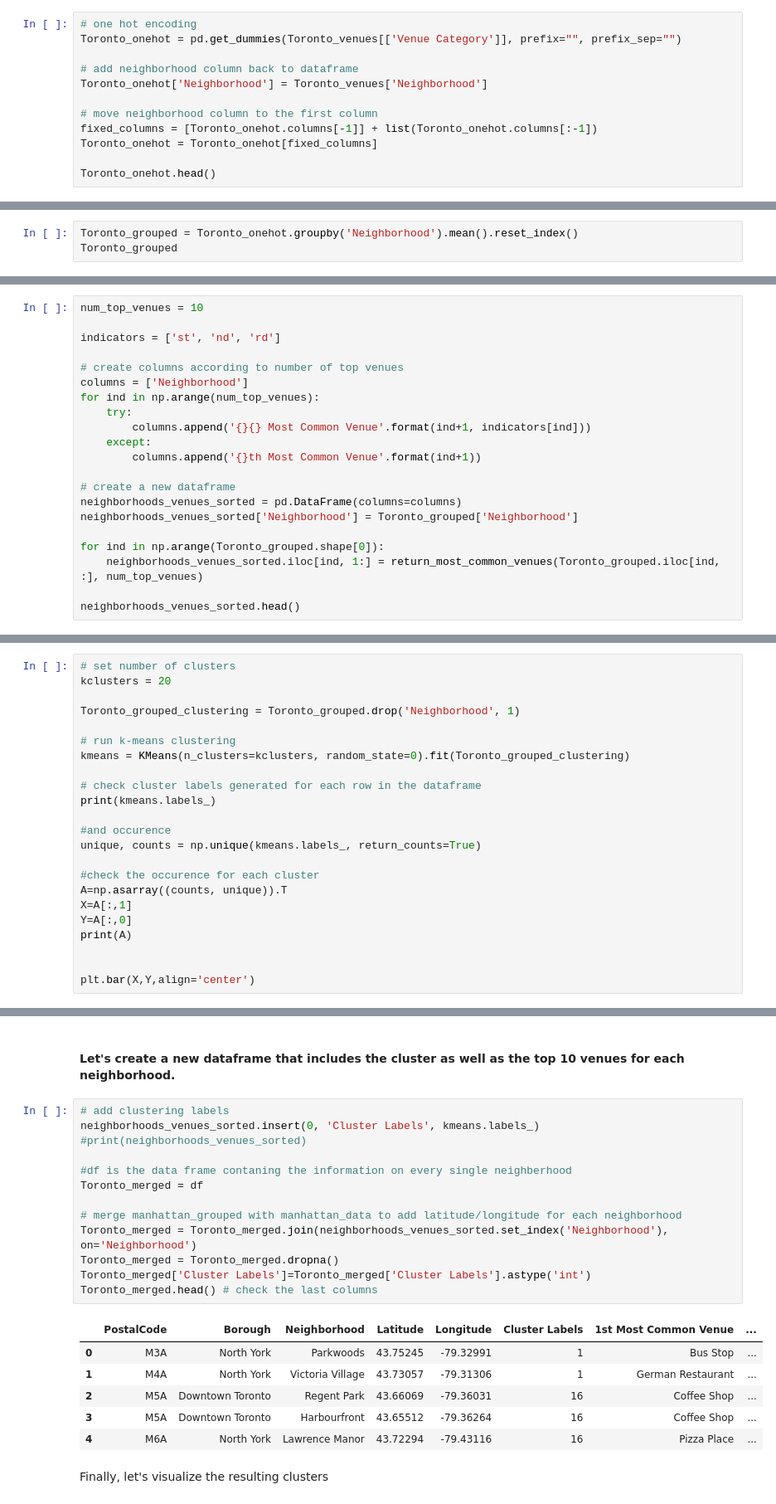
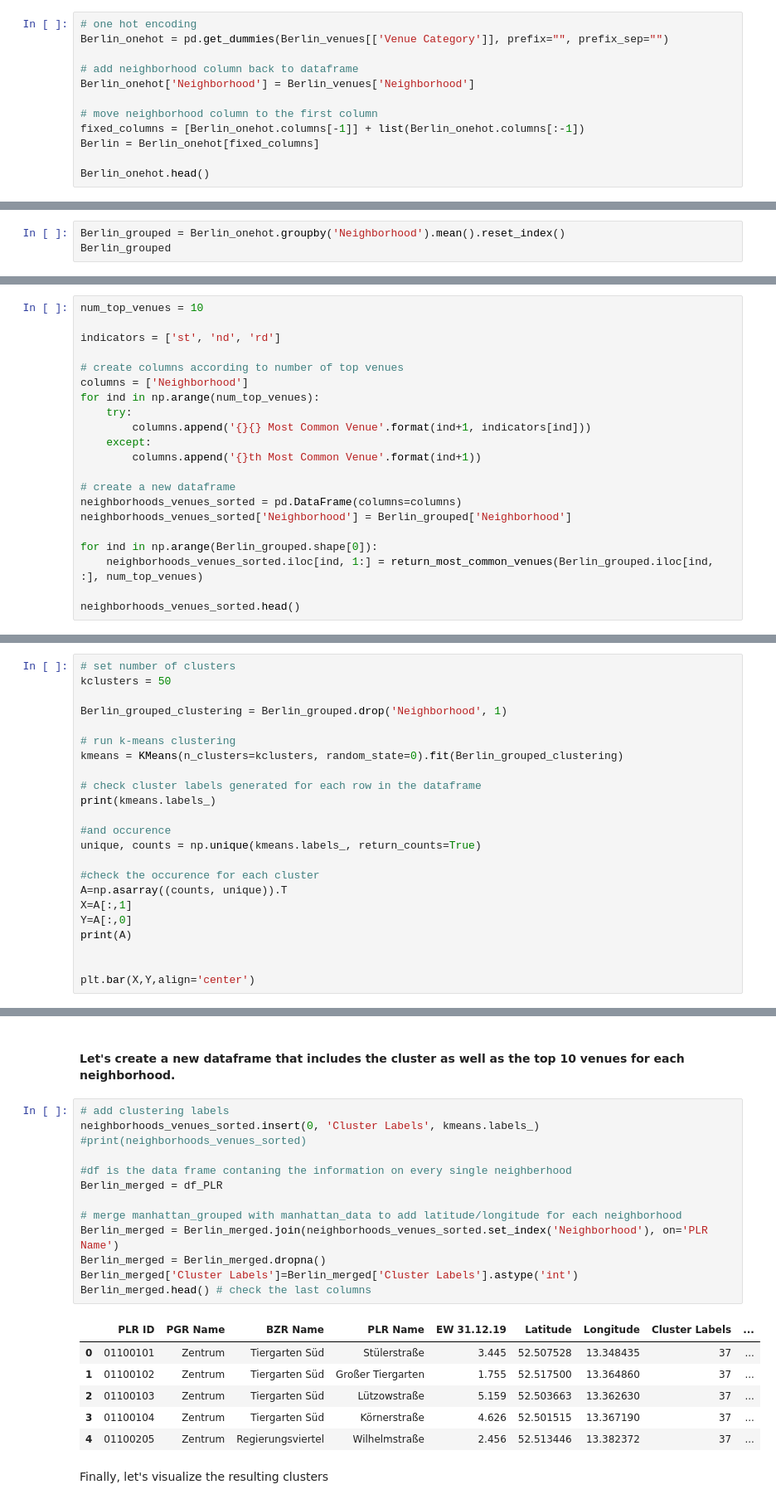
Before and after one commit to 12we23/Coursea-Capstone, a Jupyter notebook: Capstone Project-battle_of_cities.ipynb, the cells around one changed output, grey strips where cells are left out. Shown at 83% size. Drawn from its saved outputs; the diff is of its cells as text.

```diff
--- a/Capstone Project-battle_of_cities.ipynb
+++ b/Capstone Project-battle_of_cities.ipynb
@@ -353,14 +359,14 @@ There are 286 uniques categories.
 ## Analyze Each Neighborhood
 # %%
 # one hot encoding
-Toronto_onehot = pd.get_dummies(Toronto_venues[['Venue Category']], prefix="", prefix_sep="")
+Berlin_onehot = pd.get_dummies(Berlin_venues[['Venue Category']], prefix="", prefix_sep="")
 
 # add neighborhood column back to dataframe
-Toronto_onehot['Neighborhood'] = Toronto_venues['Neighborhood']
+Berlin_onehot['Neighborhood'] = Berlin_venues['Neighborhood']
 
 # move neighborhood column to the first column
-fixed_columns = [Toronto_onehot.columns[-1]] + list(Toronto_onehot.columns[:-1])
-Toronto_onehot = Toronto_onehot[fixed_columns]
+fixed_columns = [Berlin_onehot.columns[-1]] + list(Berlin_onehot.columns[:-1])
+Berlin = Berlin_onehot[fixed_columns]
 
-Toronto_onehot.head()
+Berlin_onehot.head()
 # %% [output]
@@ -378,6 +384,6 @@ Toronto_onehot.shape
 # %% [markdown]
 ### Next, let's group rows by neighborhood and by taking the mean of the frequency of occurrence of each category
 # %%
-Toronto_grouped = Toronto_onehot.groupby('Neighborhood').mean().reset_index()
-Toronto_grouped
+Berlin_grouped = Berlin_onehot.groupby('Neighborhood').mean().reset_index()
+Berlin_grouped
 # %% [output]
@@ -459,10 +465,10 @@ for ind in np.arange(num_top_venues):
 
 # create a new dataframe
 neighborhoods_venues_sorted = pd.DataFrame(columns=columns)
-neighborhoods_venues_sorted['Neighborhood'] = Toronto_grouped['Neighborhood']
+neighborhoods_venues_sorted['Neighborhood'] = Berlin_grouped['Neighborhood']
 
-for ind in np.arange(Toronto_grouped.shape[0]):
-    neighborhoods_venues_sorted.iloc[ind, 1:] = return_most_common_venues(Toronto_grouped.iloc[ind, :], num_top_venues)
+for ind in np.arange(Berlin_grouped.shape[0]):
+    neighborhoods_venues_sorted.iloc[ind, 1:] = return_most_common_venues(Berlin_grouped.iloc[ind, :], num_top_venues)
 
 neighborhoods_venues_sorted.head()
 # %% [output]
@@ -488,12 +494,12 @@ Toronto_grouped.head()
 Run _k_-means to cluster the neighborhood into 5 clusters.
 # %%
 # set number of clusters
-kclusters = 20
+kclusters = 50
 
-Toronto_grouped_clustering = Toronto_grouped.drop('Neighborhood', 1)
+Berlin_grouped_clustering = Berlin_grouped.drop('Neighborhood', 1)
 
 # run k-means clustering
-kmeans = KMeans(n_clusters=kclusters, random_state=0).fit(Toronto_grouped_clustering)
+kmeans = KMeans(n_clusters=kclusters, random_state=0).fit(Berlin_grouped_clustering)
 
 # check cluster labels generated for each row in the dataframe
 print(kmeans.labels_)
@@ -539,23 +542,23 @@ the main cluster aer nr: 16, 1,  14 and 12
 # %%
 # add clustering labels
 neighborhoods_venues_sorted.insert(0, 'Cluster Labels', kmeans.labels_)
 #print(neighborhoods_venues_sorted)
 
 #df is the data frame contaning the information on every single neighberhood
-Toronto_merged = df
+Berlin_merged = df_PLR
 
 # merge manhattan_grouped with manhattan_data to add latitude/longitude for each neighborhood
-Toronto_merged = Toronto_merged.join(neighborhoods_venues_sorted.set_index('Neighborhood'), on='Neighborhood')
-Toronto_merged = Toronto_merged.dropna()
-Toronto_merged['Cluster Labels']=Toronto_merged['Cluster Labels'].astype('int')
-Toronto_merged.head() # check the last columns
+Berlin_merged = Berlin_merged.join(neighborhoods_venues_sorted.set_index('Neighborhood'), on='PLR Name')
+Berlin_merged = Berlin_merged.dropna()
+Berlin_merged['Cluster Labels']=Berlin_merged['Cluster Labels'].astype('int')
+Berlin_merged.head() # check the last columns
 # %% [output]
-|  | PostalCode | Borough | Neighborhood | Latitude | Longitude | Cluster Labels | 1st Most Common Venue | ... |
-| 0 | M3A | North York | Parkwoods | 43.75245 | -79.32991 | 1 | Bus Stop | ... |
-| 1 | M4A | North York | Victoria Village | 43.73057 | -79.31306 | 1 | German Restaurant | ... |
-| 2 | M5A | Downtown Toronto | Regent Park | 43.66069 | -79.36031 | 16 | Coffee Shop | ... |
-| 3 | M5A | Downtown Toronto | Harbourfront | 43.65512 | -79.36264 | 16 | Coffee Shop | ... |
-| 4 | M6A | North York | Lawrence Manor | 43.72294 | -79.43116 | 16 | Pizza Place | ... |
+|  | PLR ID | PGR Name | BZR Name | PLR Name | EW 31.12.19 | Latitude | Longitude | Cluster Labels | ... |
+| 0 | 01100101 | Zentrum | Tiergarten Süd | Stülerstraße | 3.445 | 52.507528 | 13.348435 | 37 | ... |
+| 1 | 01100102 | Zentrum | Tiergarten Süd | Großer Tiergarten | 1.755 | 52.517500 | 13.364860 | 37 | ... |
+| 2 | 01100103 | Zentrum | Tiergarten Süd | Lützowstraße | 5.159 | 52.503663 | 13.362630 | 37 | ... |
+| 3 | 01100104 | Zentrum | Tiergarten Süd | Körnerstraße | 4.626 | 52.501515 | 13.367190 | 37 | ... |
+| 4 | 01100205 | Zentrum | Regierungsviertel | Wilhelmstraße | 2.456 | 52.513446 | 13.382372 | 37 | ... |
 # %% [markdown]
 Finally, let's visualize the resulting clusters
 # %%
```
Also changed, not shown: parts of 20 cells of this notebook.
